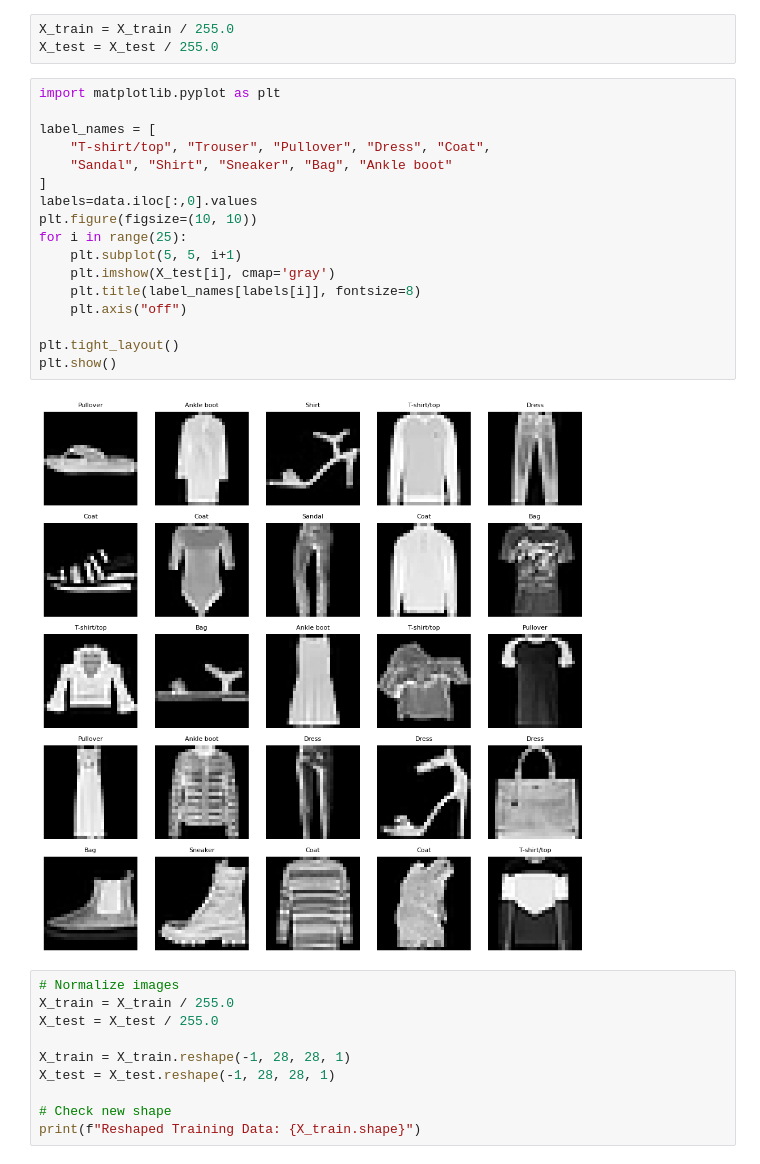
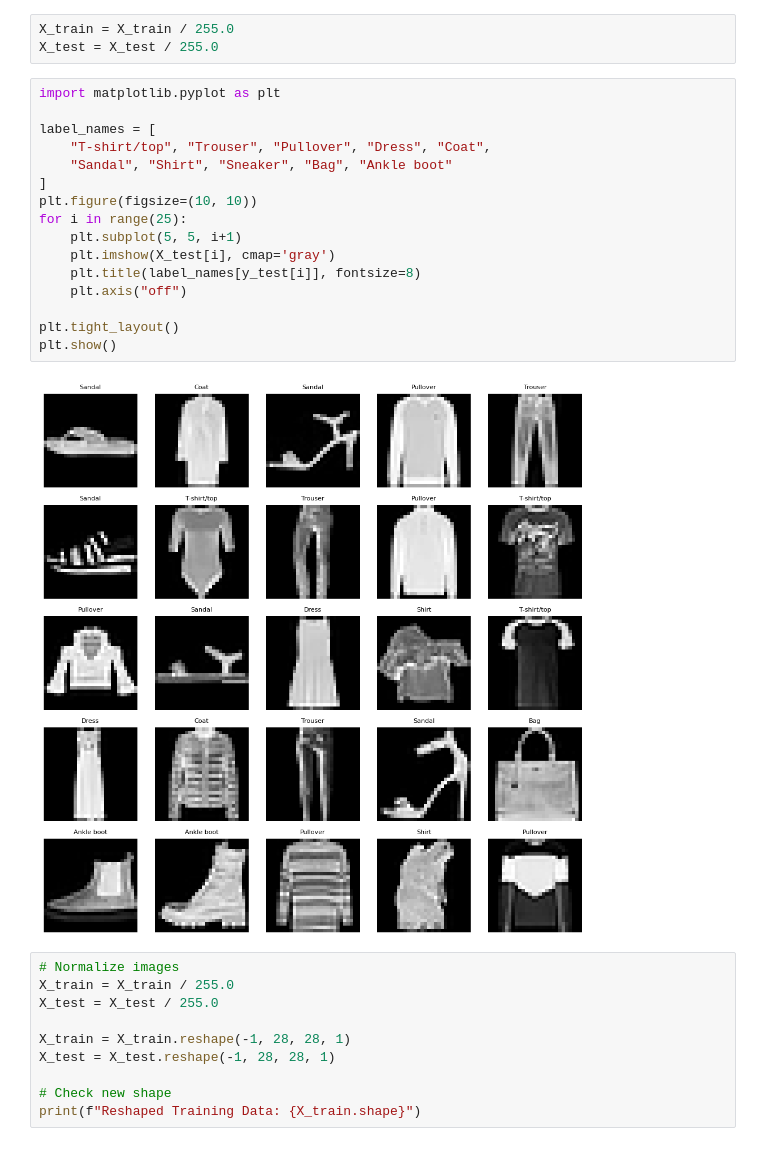
Before and after one commit to laxmipriyapadegal2024/IEEECSAIML, a Jupyter notebook: IEEECSAIMLlevel3.ipynb, the cells around one changed output. Cells and saved outputs as stored; diff of their text form.

```diff
--- a/IEEECSAIMLlevel3.ipynb
+++ b/IEEECSAIMLlevel3.ipynb
@@ -20,22 +20,21 @@ X_test = X_test / 255.0
 # %%
 import matplotlib.pyplot as plt
 
 label_names = [
     "T-shirt/top", "Trouser", "Pullover", "Dress", "Coat",
     "Sandal", "Shirt", "Sneaker", "Bag", "Ankle boot"
 ]
-labels=data.iloc[:,0].values
 plt.figure(figsize=(10, 10))
 for i in range(25):
     plt.subplot(5, 5, i+1)
     plt.imshow(X_test[i], cmap='gray')
-    plt.title(label_names[labels[i]], fontsize=8)
+    plt.title(label_names[y_test[i]], fontsize=8)
     plt.axis("off")
 
 plt.tight_layout()
 plt.show()
 # %% [output]
-[figure, old version]
+[figure, new version]
 # %%
 # Normalize images
 X_train = X_train / 255.0
```
